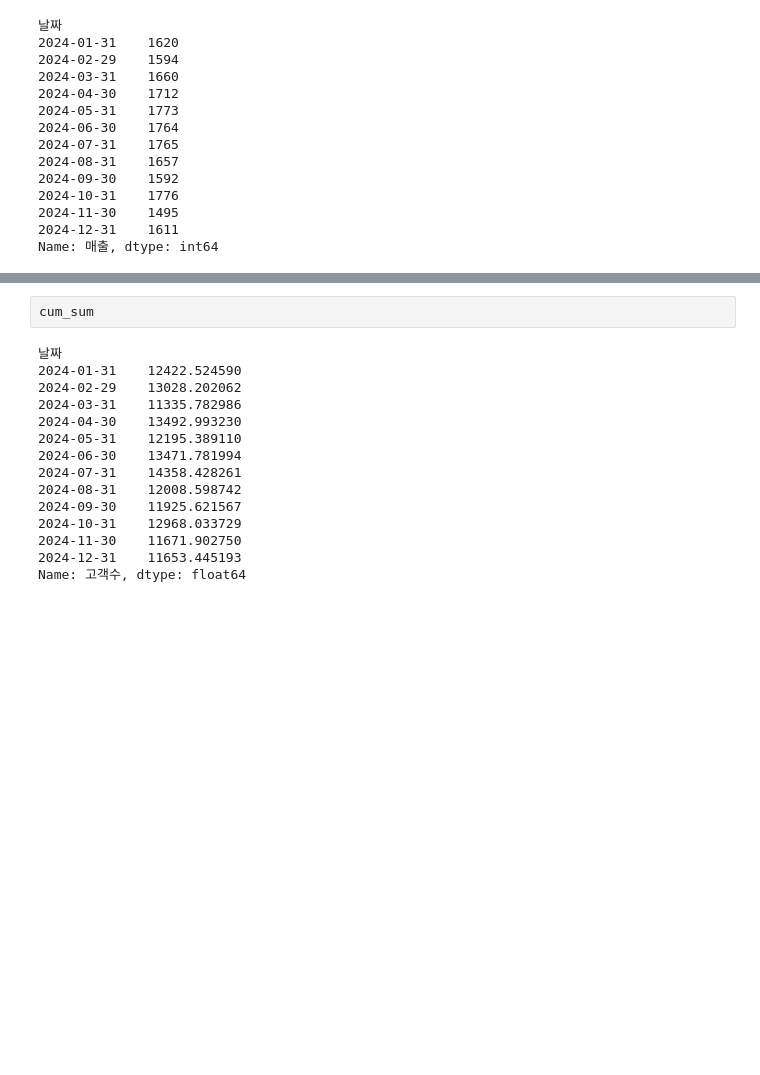
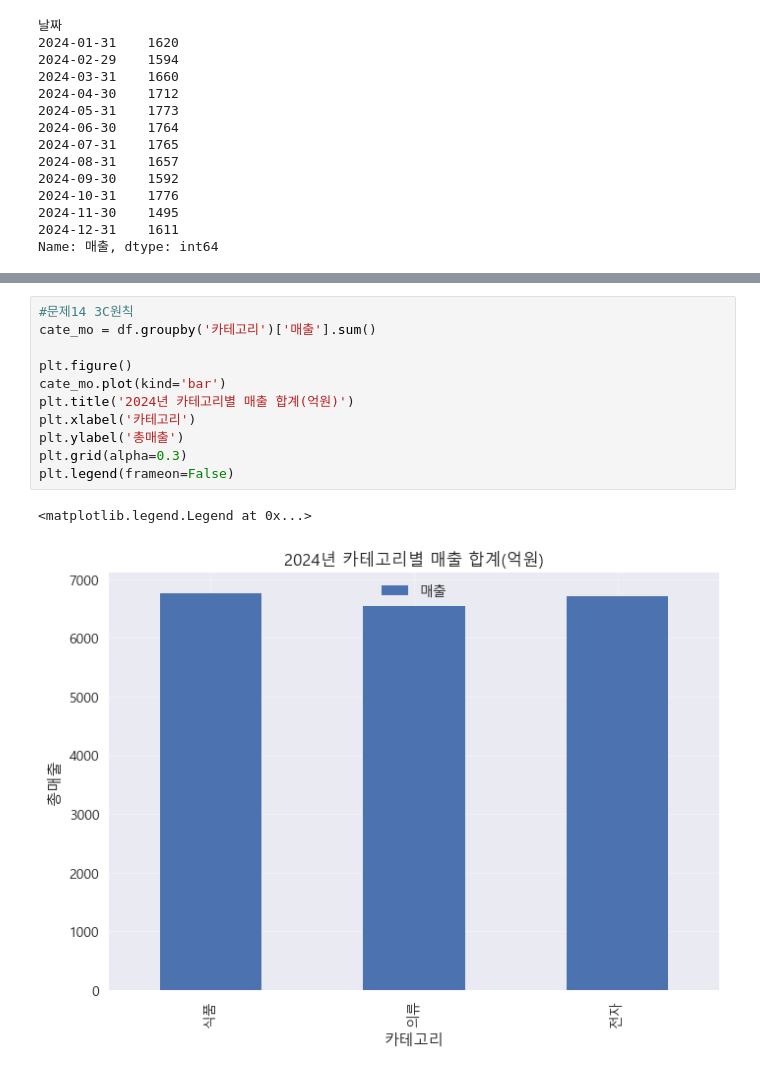
Before and after one commit to ShinJooHyeop/fintech3, a Jupyter notebook: 06machin_learning/numpy연습문제3.ipynb, the cells around one changed output, grey strips where cells are left out. Saved outputs shown, nothing was run; the diff lists cells and outputs as text; blank space fills up the shorter version.

```diff
--- a/06machin_learning/numpy연습문제3.ipynb
+++ b/06machin_learning/numpy연습문제3.ipynb
@@ -218,17 +232,14 @@ plt.show()
-# %%
-cum_sum
-# %% [output]
-날짜
-2024-01-31    12422.524590
-2024-02-29    13028.202062
-2024-03-31    11335.782986
-2024-04-30    13492.993230
-2024-05-31    12195.389110
-2024-06-30    13471.781994
-2024-07-31    14358.428261
-2024-08-31    12008.598742
-2024-09-30    11925.621567
-2024-10-31    12968.033729
-2024-11-30    11671.902750
-2024-12-31    11653.445193
-Name: 고객수, dtype: float64
+# %%
+#문제14 3C원칙
+cate_mo = df.groupby('카테고리')['매출'].sum()
+
+plt.figure()
+cate_mo.plot(kind='bar')
+plt.title('2024년 카테고리별 매출 합계(억원)')
+plt.xlabel('카테고리')
+plt.ylabel('총매출')
+plt.grid(alpha=0.3)
+plt.legend(frameon=False)
+# %% [output]
+<matplotlib.legend.Legend at 0x...>
+[figure, added]
```
Also changed, not shown: parts of 6 cells of this notebook, 4 other files.
